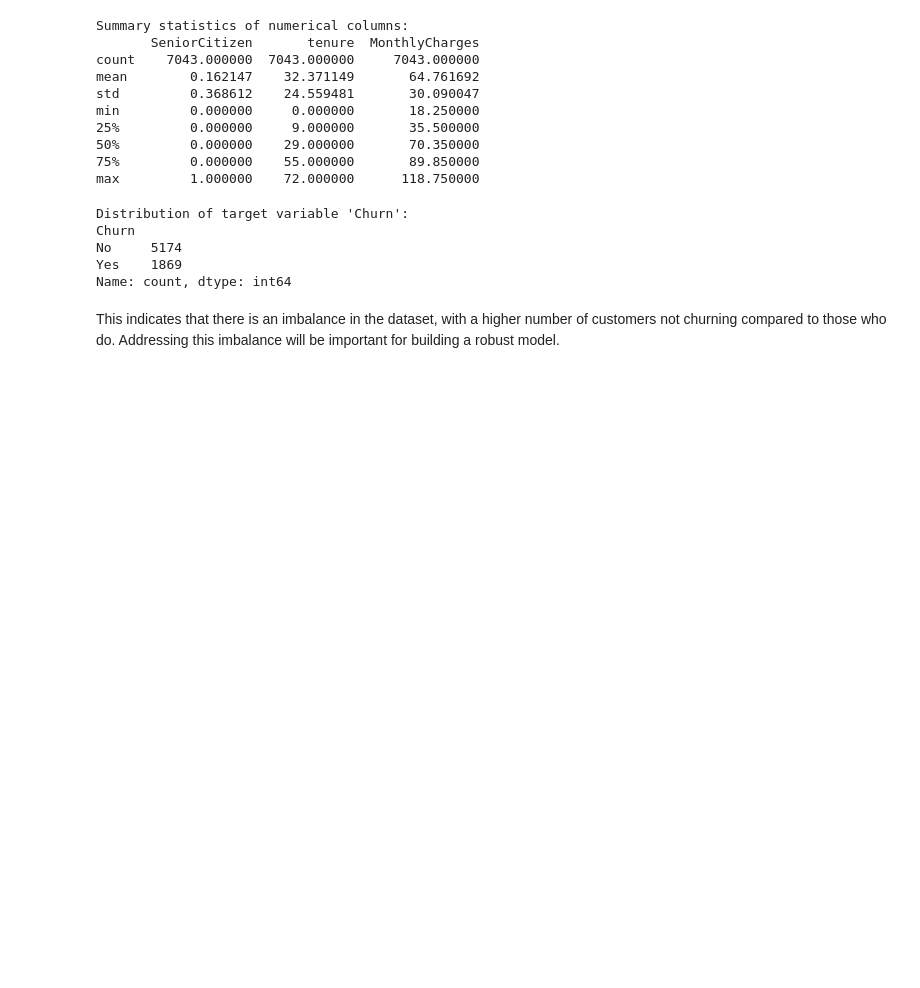
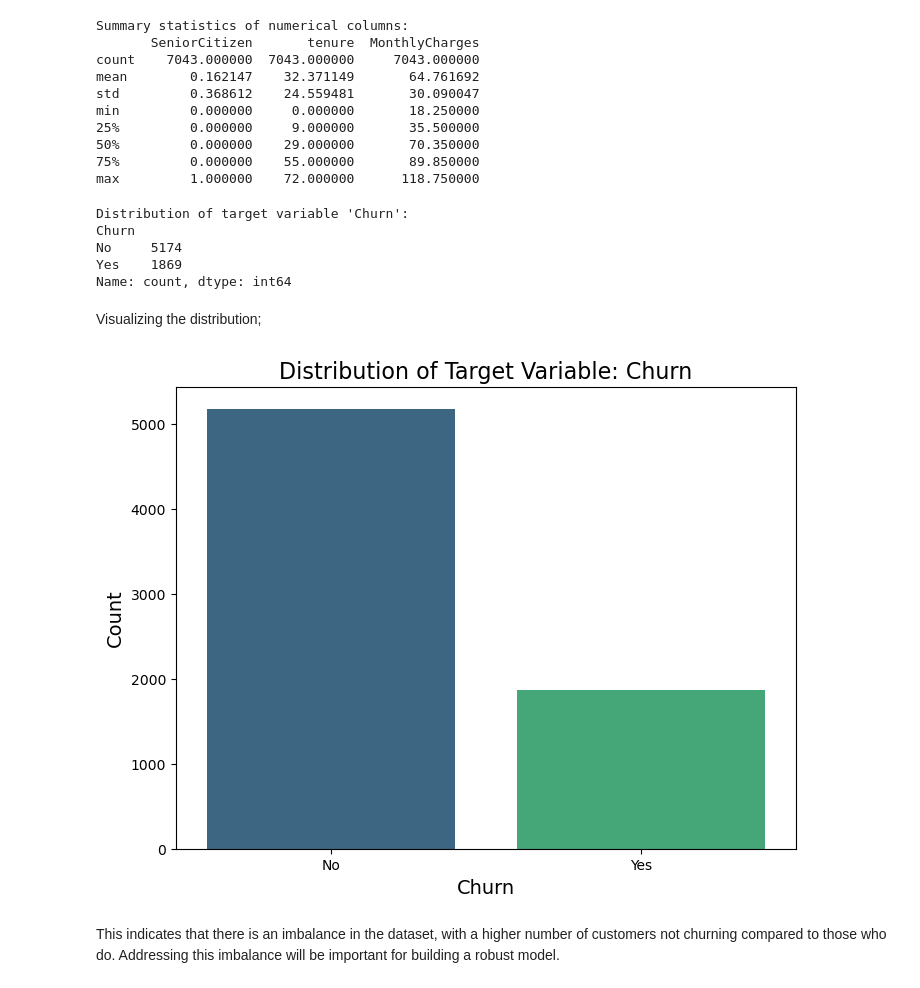
Before and after one commit to Deborah-Okeyo/telco-customer-churn-analysis, a Jupyter notebook: index.ipynb, the cells around one changed output. Cells and saved outputs as stored; diff of their text form; code cells hidden in the pictures; blank space fills up the shorter version.

```diff
--- a/index.ipynb
+++ b/index.ipynb
@@ -110,6 +110,28 @@ Churn
 No     5174
 Yes    1869
 Name: count, dtype: int64
+# %% [markdown]
+Visualizing the distribution;
+# %%
+import matplotlib.pyplot as plt
+import seaborn as sns
+
+# Count the occurrences of each class in the 'Churn' column
+churn_counts = df['Churn'].value_counts()
+
+# Create a bar plot for the distribution of the target variable 'Churn'
+plt.figure(figsize=(8, 6))
+sns.barplot(x=churn_counts.index, y=churn_counts.values, palette='viridis')
+
+# Add labels and title
+plt.xlabel('Churn', fontsize=14)
+plt.ylabel('Count', fontsize=14)
+plt.title('Distribution of Target Variable: Churn', fontsize=16)
+
+# Show the plot
+plt.show()
+# %% [output]
+[figure, added]
 # %% [markdown]
 This indicates that there is an imbalance in the dataset, with a higher number of customers not churning compared to those who do. Addressing this imbalance will be important for building a robust model.
 # %% [markdown]
```
